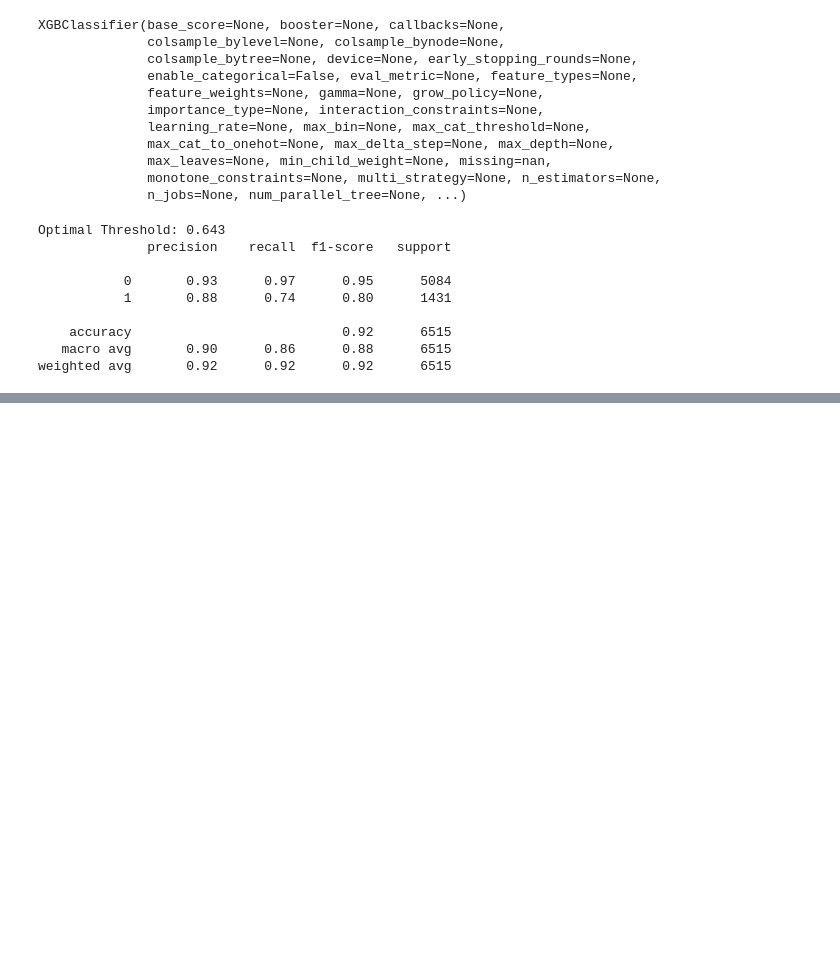
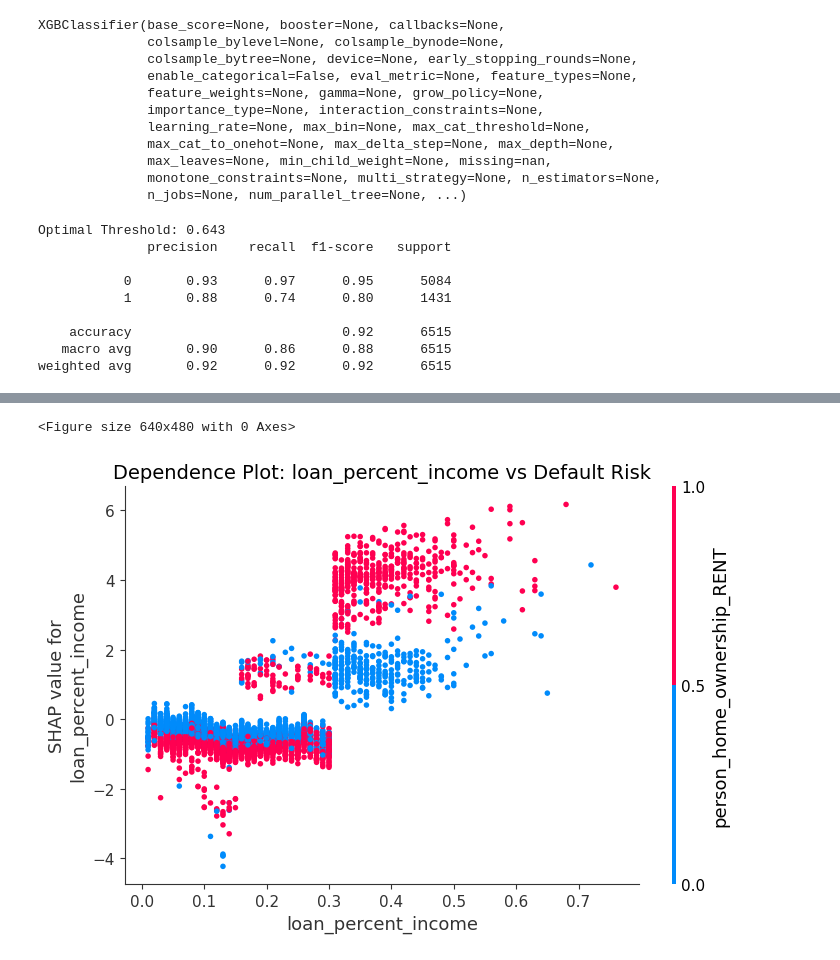
Before and after one commit to harshitsharma1410-bot/credit-risk-pipeline, a Jupyter notebook: notebooks/FINAL_MODEL.ipynb, the cells around one changed output, grey strips where cells are left out. Drawn from its saved outputs; the diff is of its cells as text; code cells hidden in the pictures; blank space fills up the shorter version.

```diff
--- a/notebooks/FINAL_MODEL.ipynb
+++ b/notebooks/FINAL_MODEL.ipynb
@@ -87,0 +210,17 @@ weighted avg       0.92      0.92      0.92      6515
+# %%
+# Dependence Plot
+# "How does loan_percent_income specifically affect default risk?"
+plt.figure()
+shap.dependence_plot(
+    'loan_percent_income',
+    shap_values,
+    X_test,
+    interaction_index='auto',  # auto-colours by the most correlated feature
+    show=False
+)
+plt.title("Dependence Plot: loan_percent_income vs Default Risk", fontsize=14)
+plt.tight_layout()
+plt.show()
+# %% [output]
+<Figure size 640x480 with 0 Axes>
+[figure, added]
```
Also changed, not shown: parts of 14 cells of this notebook.
